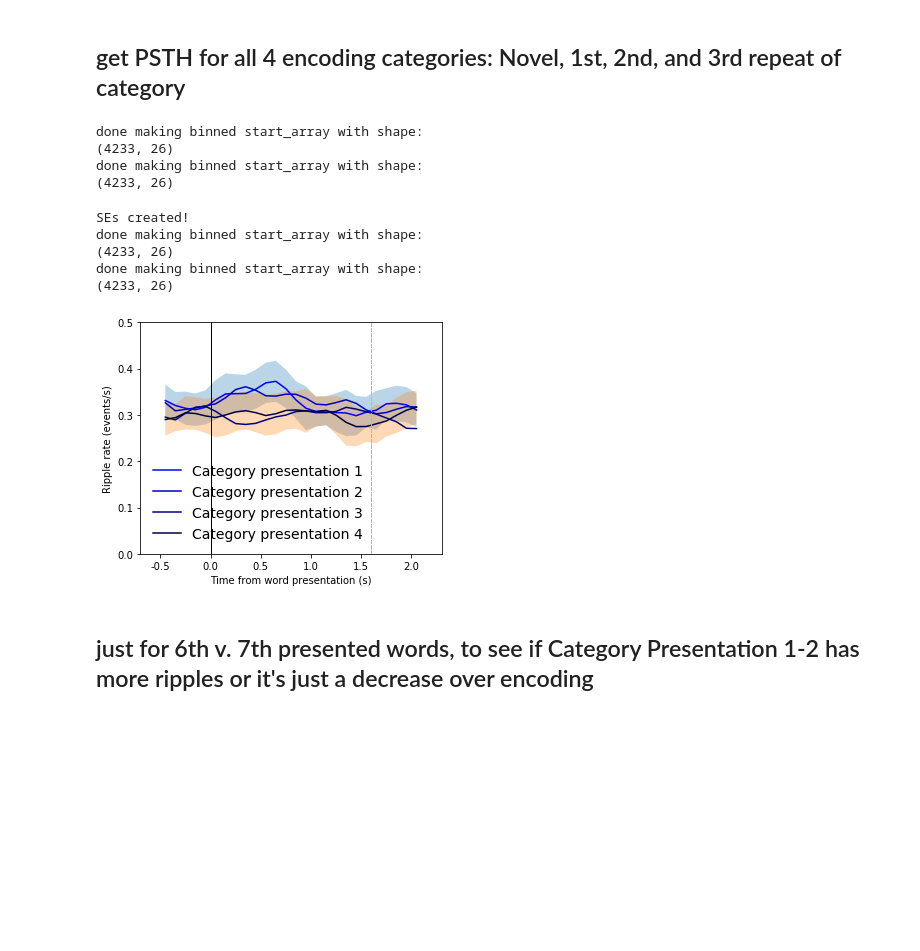
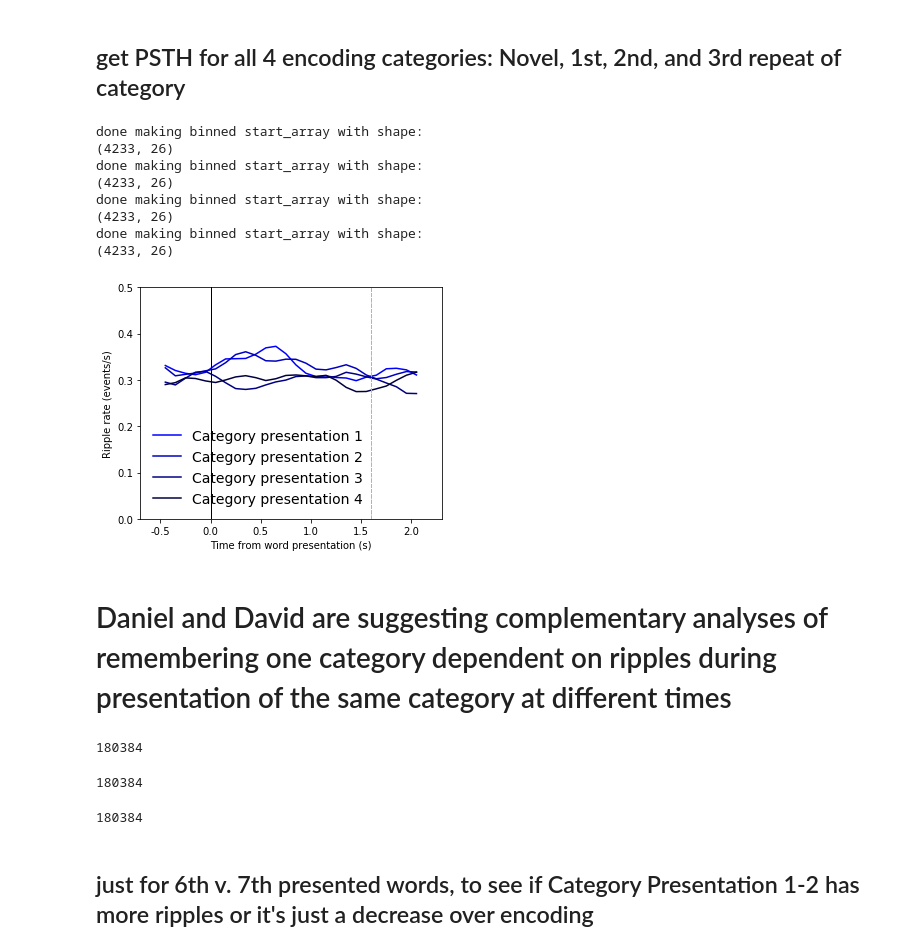
Before and after one commit to jjsakon/SWR, a Jupyter notebook: code/SWRanalysisClustering-encodingLoad.ipynb, the cells around one changed output. Saved outputs shown, nothing was run; the diff lists cells and outputs as text; code cells hidden in the pictures; blank space fills up the shorter version.

```diff
--- a/code/SWRanalysisClustering-encodingLoad.ipynb
+++ b/code/SWRanalysisClustering-encodingLoad.ipynb
@@ -362,7 +364,7 @@ show();
 # %%
 ## DO YOU WANT TO SELECT A SUBFIELD or OUTPUT POSITION?? ##
 
-select_subfield = True   # note: if you already ran this once, have to load again from data
+select_subfield = False   # note: if you already ran this once, have to load again from data
                           # also this is only for HPC. So set to False for ENT and PHC
 
 # select for subfield if HPC
@@ -451,6 +453,12 @@ else:
 # combine location and sorted recalls to get new ripple array:
 updated_recalls = (location_mask+selected_recalls)==2
 
+# these lists did not have 12 word presentations, so remove them
+if exp == 'catFR1':
+    updated_recalls[(np.array(session_name_array)=='R1180C-2') & (np.array(list_num_key)==24)] = 0
+    updated_recalls[(np.array(session_name_array)=='R1278E-10') & (np.array(list_num_key)==25)] = 0
+
+
 # translate these predictors to vector and select recalls
 start_array = start_array[updated_recalls]
 end_array = end_array[updated_recalls] # used for duration calculations
@@ -561,9 +569,10 @@ regression_session_name_array = []
 
 for sess in session_names:
     sess_list_nums = np.unique(list_num_key[session_name_array==sess])
-        # get indicator of whether category is 1st, 2nd, or 3rd time used in a given list
 
+    # get indicator of whether category is 1st, 2nd, or 3rd time used in a given list
     category_repeat_array = getCategoryRepeatIndicator(sess,electrode_array,session_name_array,category_array)
+
     num_elecs_in_session = len(np.unique(electrode_array[(session_name_array==sess)]))
     if num_elecs_in_session > 1:
             category_repeat_array = np.tile(category_repeat_array,num_elecs_in_session)
@@ -599,8 +608,9 @@ for sess in session_names:
 
                 # keep track of information for regression of list number v. category number
                 category_presentation.append(current_count % 4) # keep track of category presentation number (1st-4th time category used)
-                word_presentation_ripples.append( sum(list_start_array[i_word_cat,int((abs(pre_encoding_time)+ripple_bin_start_end[0])/2):
-                                                                                 int((abs(pre_encoding_time)+ripple_bin_start_end[1])/2)]) )
+                # get ripples in 300:1300 bin for ME model
+                word_presentation_ripples.append( sum(list_start_array[i_word_cat,int((abs(pre_encoding_time)+ripple_bin_start_end[0])/sr_factor):
+                                                                                 int((abs(pre_encoding_time)+ripple_bin_start_end[1])/sr_factor)]) )
 
 
                 # if selecting for how many times this category is repeated (select_category_repeat==0 means keep all)
@@ -626,6 +636,9 @@ for sess in session_names:
                     r7 = superVstack(r7,list_start_array[i_word_cat])
                     r7_sub_array.append(r1r4_subject_name_array[-1])
                     r7_sess_array.append(r1r4_session_name_array[-1])
+        else:
+            print(sess)
+            print(ln)
 
 # sanity check (should not matter since the if statement above should take care of everything)
 if ( (len(r1)!=len(r4)) or (len(r1)!=len(r1r4_session_name_array)) ):
@@ -639,7 +652,7 @@ if ( (len(r1)!=len(r4)) or (len(r1)!=len(r1r4_session_name_array)) ):
 # Then bin it for the CIs and plot each
 # then do ME stats on seleted bins and add significance bars if p<0.05
 
-plot_SEs = 1
+plot_SEs = 0
 
 bin_size = 100 # in ms
 smoothing_triangle = 5 # triangular smoothing window width
@@ -696,39 +709,51 @@ for category in range(4):
         SE_plot = getMixedEffectSEs(binned_start_array,r1r4_subject_name_array,r1r4_session_name_array)
         print('SEs created!')
 
     # plot
     xr = bin_centers #np.arange(psth_start,psth_end,binsize)
     xr = xr[pad:-pad];
 
     plot(xr,PSTH[pad:-pad],color=plot_color,label = label)
 
     if (plot_SEs == 1) & (category in [0,3]):
         fill_between(xr, PSTH[pad:-pad]-SE_plot[0,:], PSTH[pad:-pad]+SE_plot[0,:], alpha = 0.3)
     xticks(np.arange(pre_encoding_time+pad*100,encoding_time-pad*100+1,500),
            np.arange((pre_encoding_time+pad*100)/1000,(encoding_time-pad*100)/1000+1,500/1000))
     xlabel('Time from word presentation (s)')
     ylabel('Ripple rate (events/s)')
     tight_layout()
     ax = plt.gca()
     ylim = 0.5
     ax.set_ylim(0,ylim)
     ax.set_xlim(pre_encoding_time,encoding_time)
     plot([0,0],[ax.get_ylim()[0],ax.get_ylim()[1]],linewidth=1,linestyle='-',color=(0,0,0))
     plot([1600,1600],[ax.get_ylim()[0],ax.get_ylim()[1]],linewidth=1,linestyle='--',color=(0.7,0.7,0.7))
 
 leg = ax.legend(frameon=False,prop={'size': 14})
 a=1;
 # %% [output]
 done making binned start_array with shape:
 (4233, 26)
 done making binned start_array with shape:
 (4233, 26)
+done making binned start_array with shape:
+(4233, 26)
+done making binned start_array with shape:
+(4233, 26)
-SEs created!
-done making binned start_array with shape:
-(4233, 26)
-done making binned start_array with shape:
-(4233, 26)
-[figure, old version]
+[figure, new version]
+# %% [markdown]
+# Daniel and David are suggesting complementary analyses of remembering one category dependent on ripples during presentation of the same category at different times
+# %%
+# first let's get the set of trials where a ripple happened on the second category presentation
+# (the 3rd and 4th words from a category)
+
+len(category_presentation)
+len(start_array)
+len(word_presentation_ripples)
+# %% [output]
+180384
+180384
+180384
 # %% [markdown]
 ## just for 6th v. 7th presented words, to see if Category Presentation 1-2 has more ripples or it's just a decrease over encoding
 # %%
```
Also changed, not shown: parts of 5 cells of this notebook, 3 other files.
